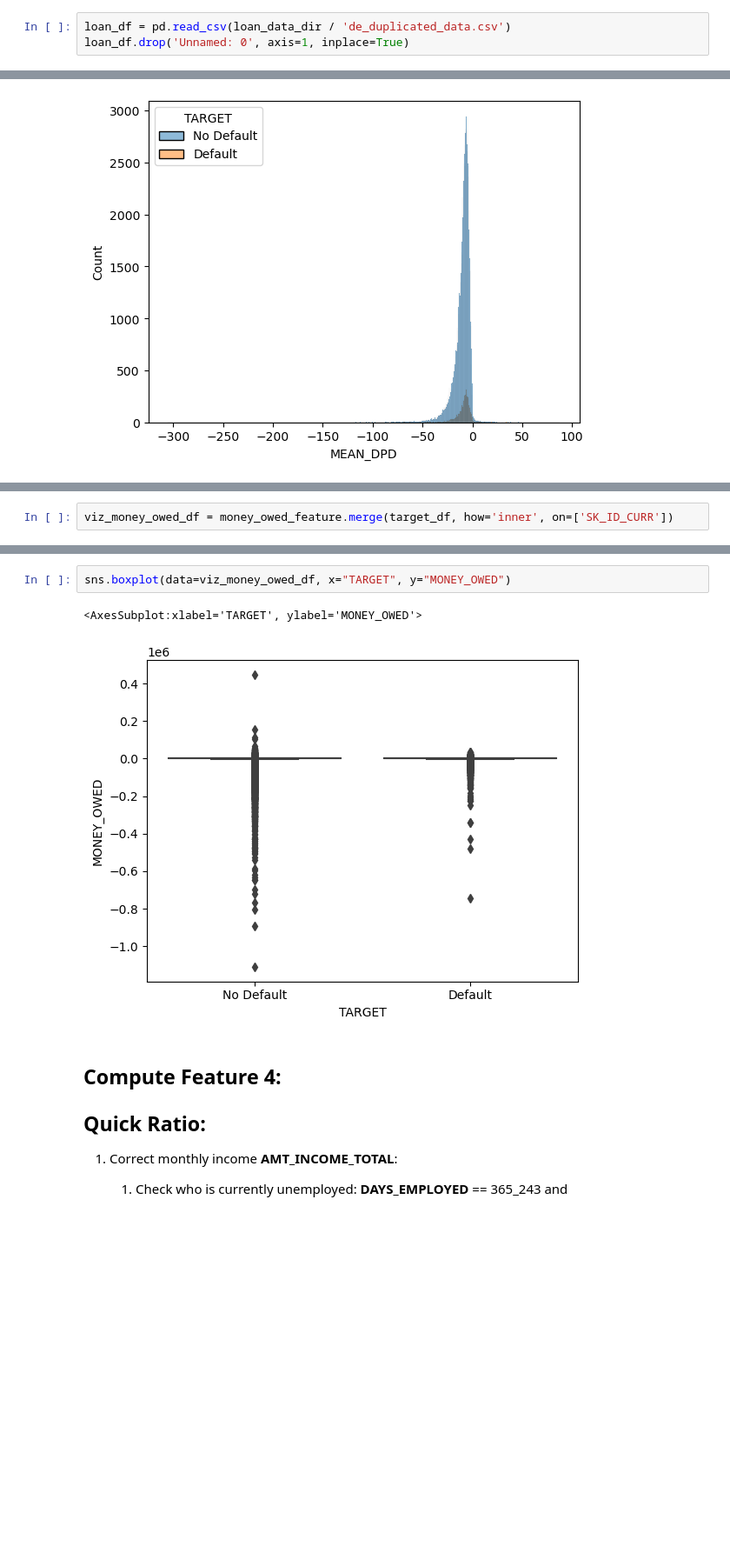
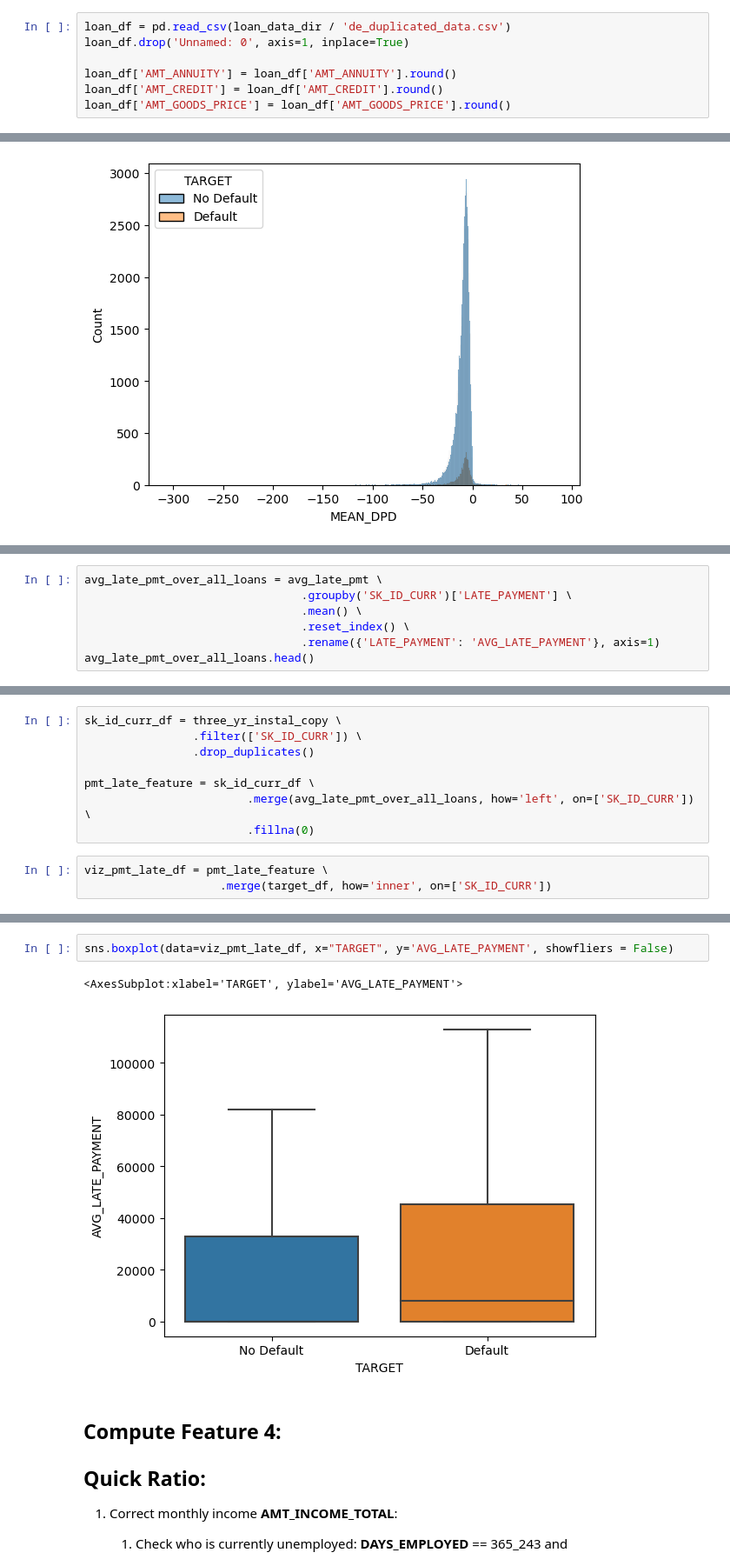
Before and after one commit to HoWeiChin/GA_Capstone, a Jupyter notebook: extracting-instalment-payment-features.ipynb, the cells around one changed output, grey strips where cells are left out. Shown: that part at 87% size. Drawn from its saved outputs; the diff is of its cells as text; blank space fills up the shorter version.

```diff
--- a/extracting-instalment-payment-features.ipynb
+++ b/extracting-instalment-payment-features.ipynb
@@ -26,6 +26,10 @@ output_dir = Path('/kaggle/working')
 # %%
 loan_df = pd.read_csv(loan_data_dir / 'de_duplicated_data.csv')
 loan_df.drop('Unnamed: 0', axis=1, inplace=True)
+
+loan_df['AMT_ANNUITY'] = loan_df['AMT_ANNUITY'].round()
+loan_df['AMT_CREDIT'] = loan_df['AMT_CREDIT'].round()
+loan_df['AMT_GOODS_PRICE'] = loan_df['AMT_GOODS_PRICE'].round()
 # %%
 loan_df.columns
 # %% [output]
@@ -264,0 +218,7 @@ combined.head()
+# %%
+avg_late_pmt_over_all_loans = avg_late_pmt \
+                                .groupby('SK_ID_CURR')['LATE_PAYMENT'] \
+                                .mean() \
+                                .reset_index() \
+                                .rename({'LATE_PAYMENT': 'AVG_LATE_PAYMENT'}, axis=1)
+avg_late_pmt_over_all_loans.head()
@@ -265,3 +232,12 @@ combined.head()
+# %%
+sk_id_curr_df = three_yr_instal_copy \
+                .filter(['SK_ID_CURR']) \
+                .drop_duplicates()
+
+pmt_late_feature = sk_id_curr_df \
+                        .merge(avg_late_pmt_over_all_loans, how='left', on=['SK_ID_CURR']) \
+                        .fillna(0)
 # %%
-viz_money_owed_df = money_owed_feature.merge(target_df, how='inner', on=['SK_ID_CURR'])
+viz_pmt_late_df = pmt_late_feature \
+                    .merge(target_df, how='inner', on=['SK_ID_CURR'])
 # %%
@@ -274,8 +255,8 @@ sns.violinplot(
 # %%
-sns.boxplot(data=viz_money_owed_df, x="TARGET", y="MONEY_OWED")
+sns.boxplot(data=viz_pmt_late_df, x="TARGET", y='AVG_LATE_PAYMENT', showfliers = False)
 # %% [output]
-<AxesSubplot:xlabel='TARGET', ylabel='MONEY_OWED'>
+<AxesSubplot:xlabel='TARGET', ylabel='AVG_LATE_PAYMENT'>
-[figure, old version]
+[figure, new version]
 # %% [markdown]
 ## Compute Feature 4:
 ## Quick Ratio:
```
Also changed, not shown: parts of 41 cells of this notebook.
